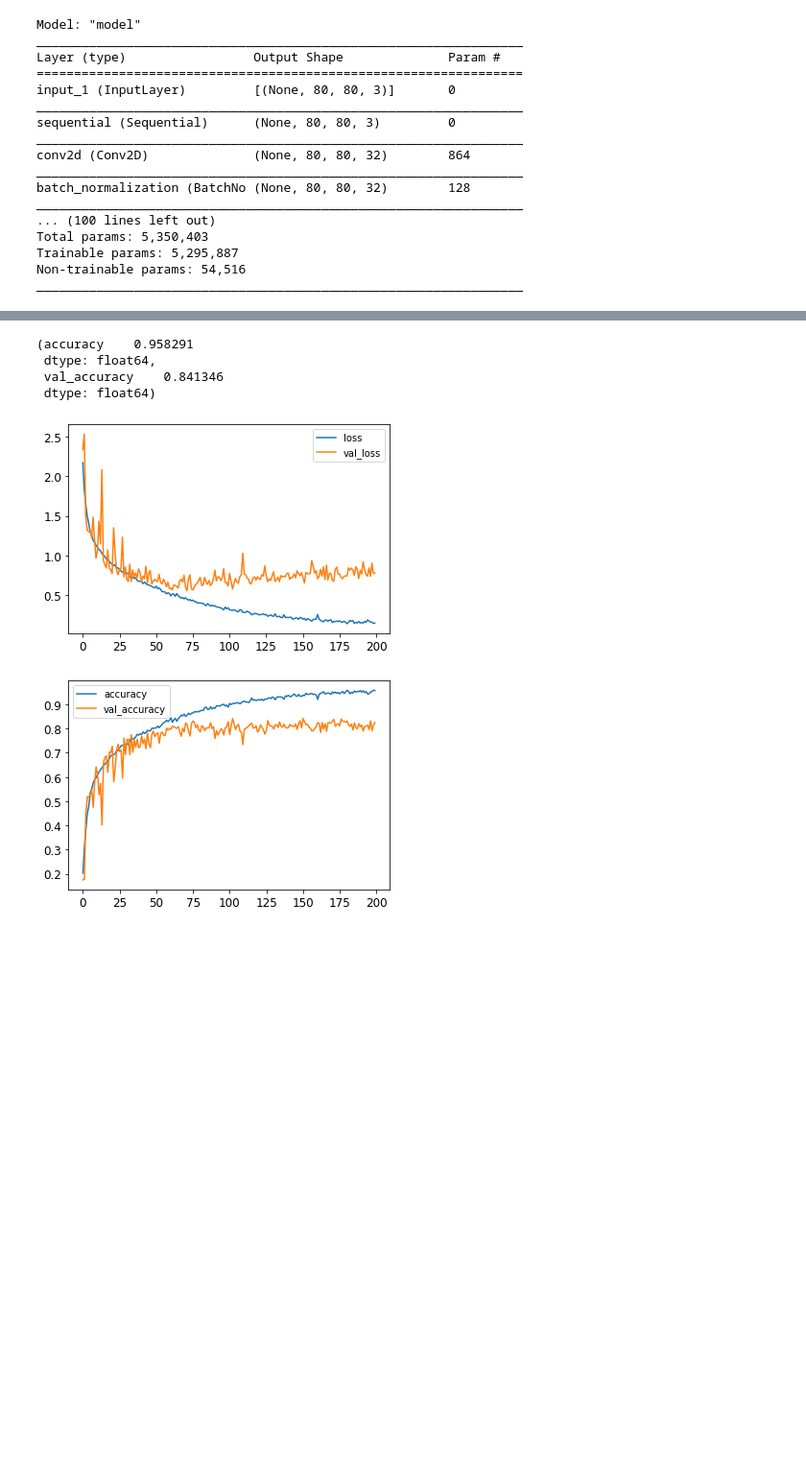
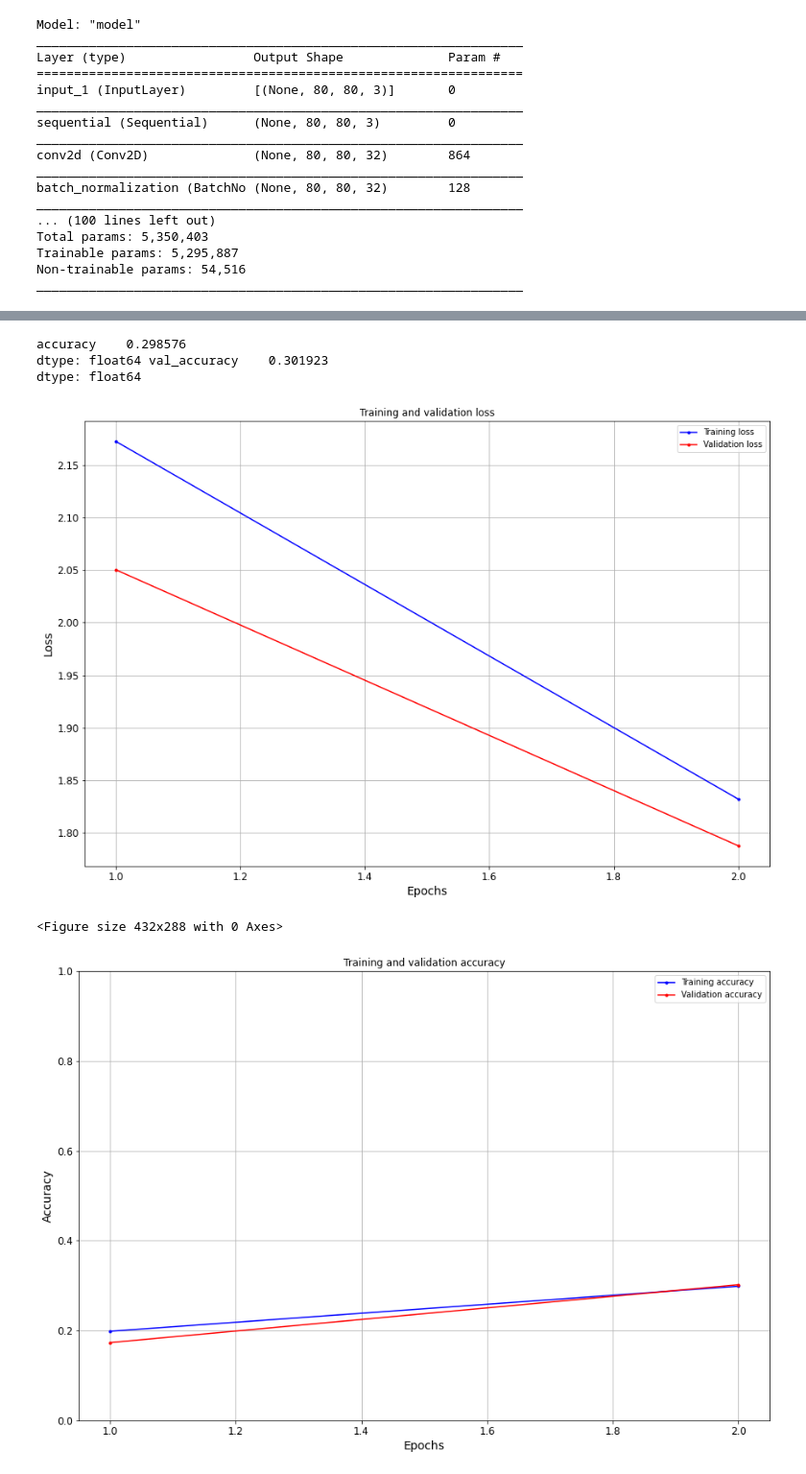
Before and after one commit to RafaelBranco21/AD_21_22_TP1_CNN, a Jupyter notebook: notebooks/AD_2122_CNN_V1_carlos.ipynb, the cells around one changed output, grey strips where cells are left out. Shown at 96% size. Cells and saved outputs as stored; diff of their text form; code cells hidden in the pictures; blank space fills up the shorter version.

```diff
--- a/notebooks/AD_2122_CNN_V1_carlos.ipynb
+++ b/notebooks/AD_2122_CNN_V1_carlos.ipynb
@@ -415,7 +821,7 @@ modelWithAugmentation.compile(loss=L, optimizer="adam", metrics=["accuracy"])
 history = modelWithAugmentation.fit(
   train_ds,
   validation_data=val_ds,
-  epochs=200,
-  callbacks=callbacks
+  epochs=2,
+  callbacks=callbacks_list
 )
 # %% [output]
@@ -439,15 +832,9 @@ Epoch 200/200
-# %%
-import pandas as pd
-
-history_frame = pd.DataFrame(history.history)
-history_frame.loc[:, ['loss', 'val_loss']].plot()
-history_frame.loc[:, ['accuracy', 'val_accuracy']].plot()
-
-history_frame.loc[:, [ 'accuracy']].max(), history_frame.loc[:, [ 'val_accuracy']].max()
-# %% [output]
-(accuracy    0.958291
- dtype: float64,
- val_accuracy    0.841346
- dtype: float64)
-[figure, removed]
-[figure, removed]
+# %%
+plot_loss_and_accuracy(history)
+# %% [output]
+accuracy    0.298576
+dtype: float64 val_accuracy    0.301923
+dtype: float64
+[figure, added]
+<Figure size 432x288 with 0 Axes>
+[figure, added]
```
Also changed, not shown: parts of 50 cells of this notebook, 31 other files.
